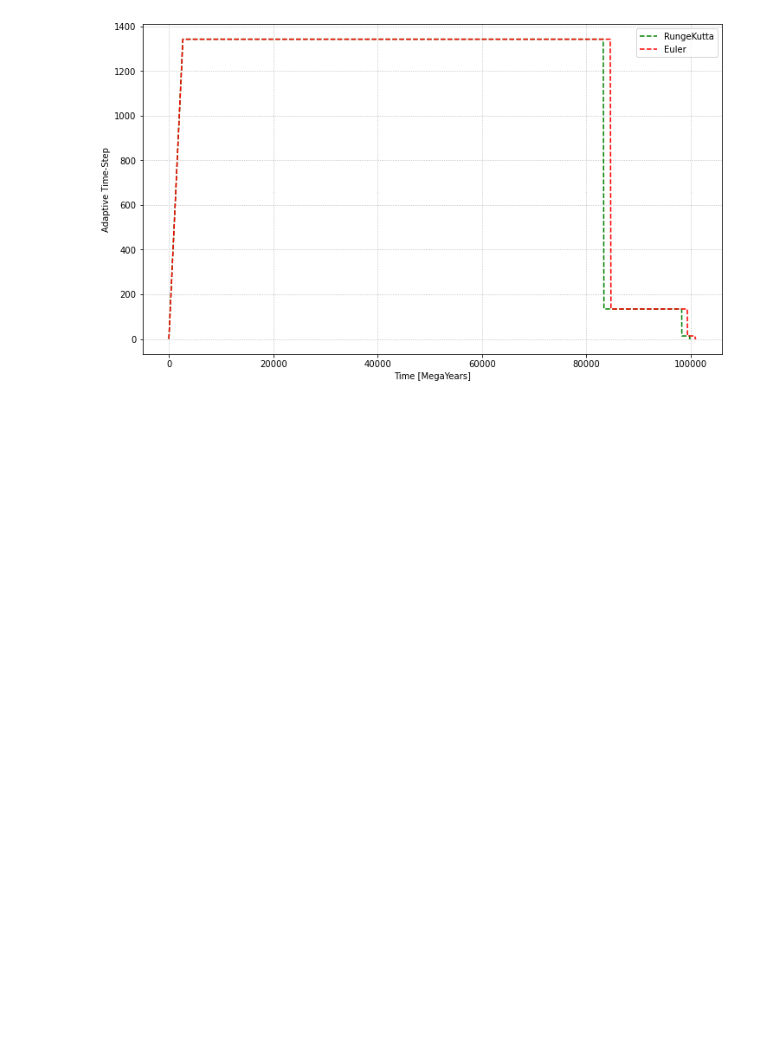
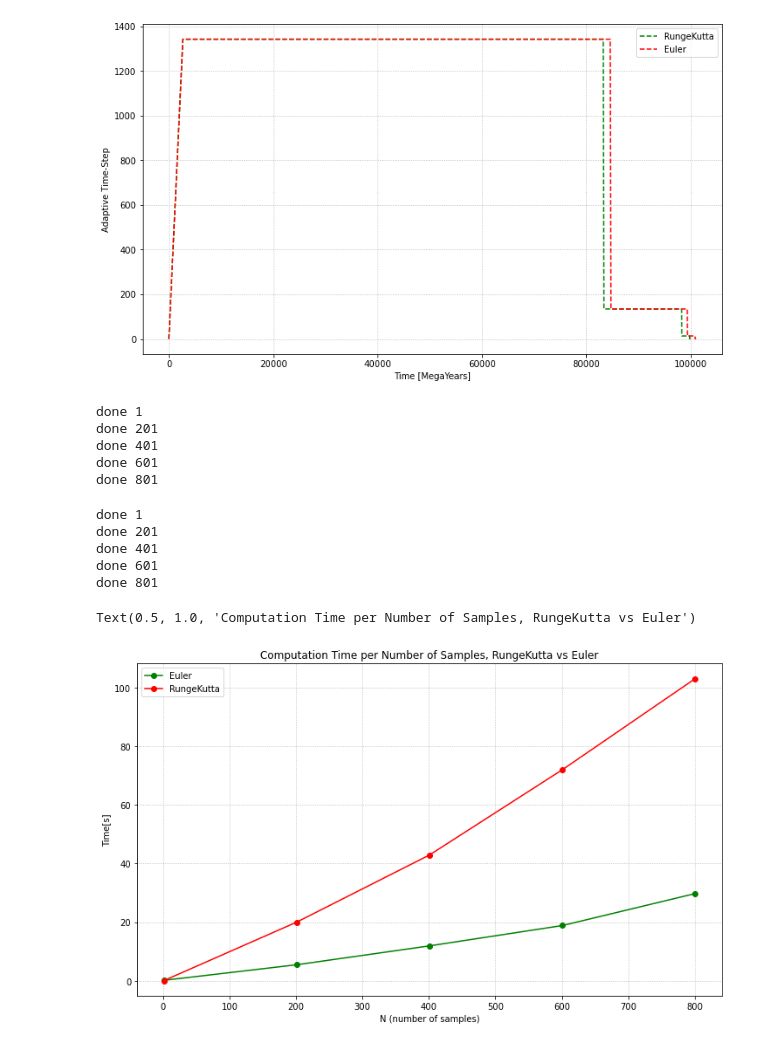
Before and after one commit to Bahadoram/Delay-Time-Dist.-of-Compact-Binary-Objects, a Jupyter notebook: integration.ipynb, the cells around one changed output. Cells and saved outputs as stored; diff of their text form; code cells hidden in the pictures; blank space fills up the shorter version.

Commit message:
computation time added

```diff
--- a/integration.ipynb
+++ b/integration.ipynb
@@ -597,3 +594,52 @@ plt.legend(loc='best')
 # %% [output]
 <matplotlib.legend.Legend at 0x...>
 [figure]
+# %%
+N = np.arange(1, 1000, 200)
+time_rk=[]
+for n in N:
+    start_time = time.time()
+    # initial time step
+    h = 10**-5
+    t = 0
+    #rungekutta
+    delay_ru = BHBH.head(n).apply(func=analyse, axis='columns', args=(ODE_RK, h, t))
+    delay_ru.rename(columns={0: 'time_list', 1:'h_list',2:'semi-major_list', 3:'ecc_list', 4:'Delay_Time'}, inplace=True)
+    time_rk.append(time.time()- start_time)
+    print('done', n)
+# %% [output]
+done 1
+done 201
+done 401
+done 601
+done 801
+# %%
+time_eu=[]
+for n in N:
+    start_time = time.time()
+    # initial time step
+    h = 10**-5
+    t = 0
+    #rungekutta
+    delay_ru = BHBH.head(n).apply(func=analyse, axis='columns', args=(ODE_EU, h, t))
+    delay_ru.rename(columns={0: 'time_list', 1:'h_list',2:'semi-major_list', 3:'ecc_list', 4:'Delay_Time'}, inplace=True)
+    time_eu.append(time.time()- start_time)
+    print('done', n)
+# %% [output]
+done 1
+done 201
+done 401
+done 601
+done 801
+# %%
+fig = plt.figure(figsize=(12,7))
+plt.plot(N, time_eu,  '-ok', color= 'green', label= 'Euler')
+plt.plot(N, time_rk,  '-ok', color= 'red'  , label= 'RungeKutta')
+plt.legend(loc='best')
+plt.grid(ls='dotted')
+plt.xlabel('N (number of samples)')
+plt.ylabel('Time[s]')
+plt.title('Computation Time per Number of Samples, RungeKutta vs Euler')
+# %% [output]
+Text(0.5, 1.0, 'Computation Time per Number of Samples, RungeKutta vs Euler')
+[figure, added]
```
Also changed, not shown: parts of 2 cells of this notebook.
